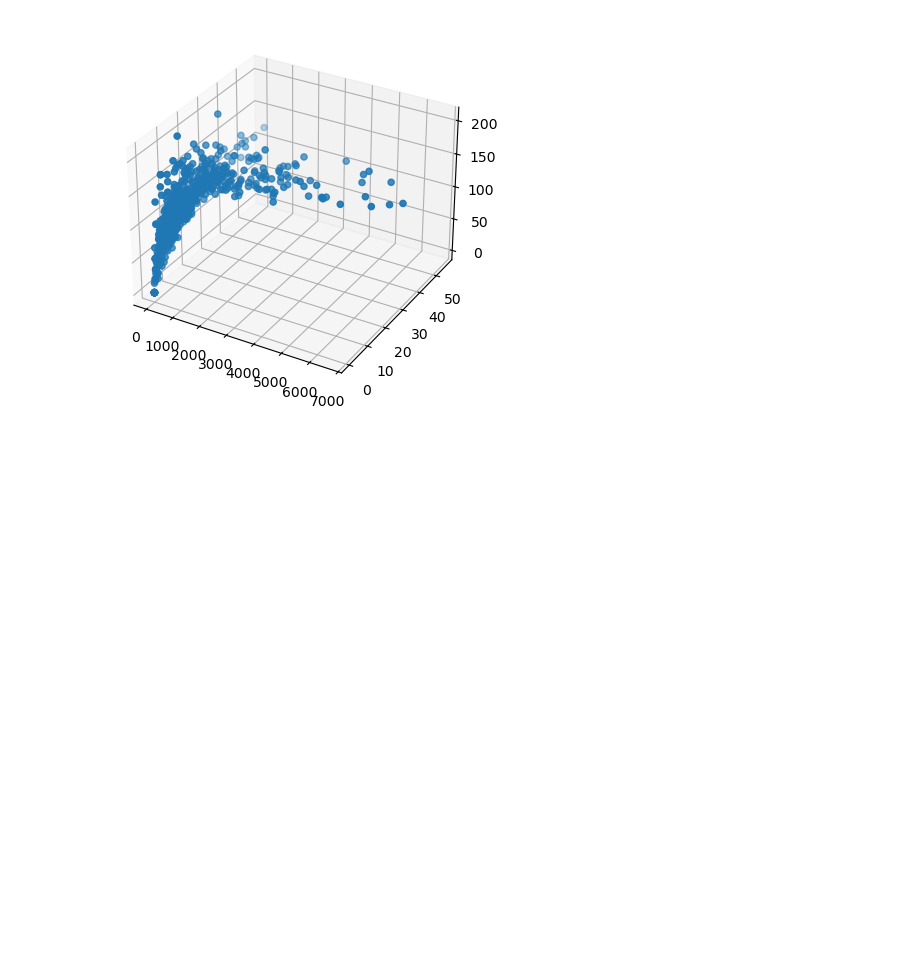
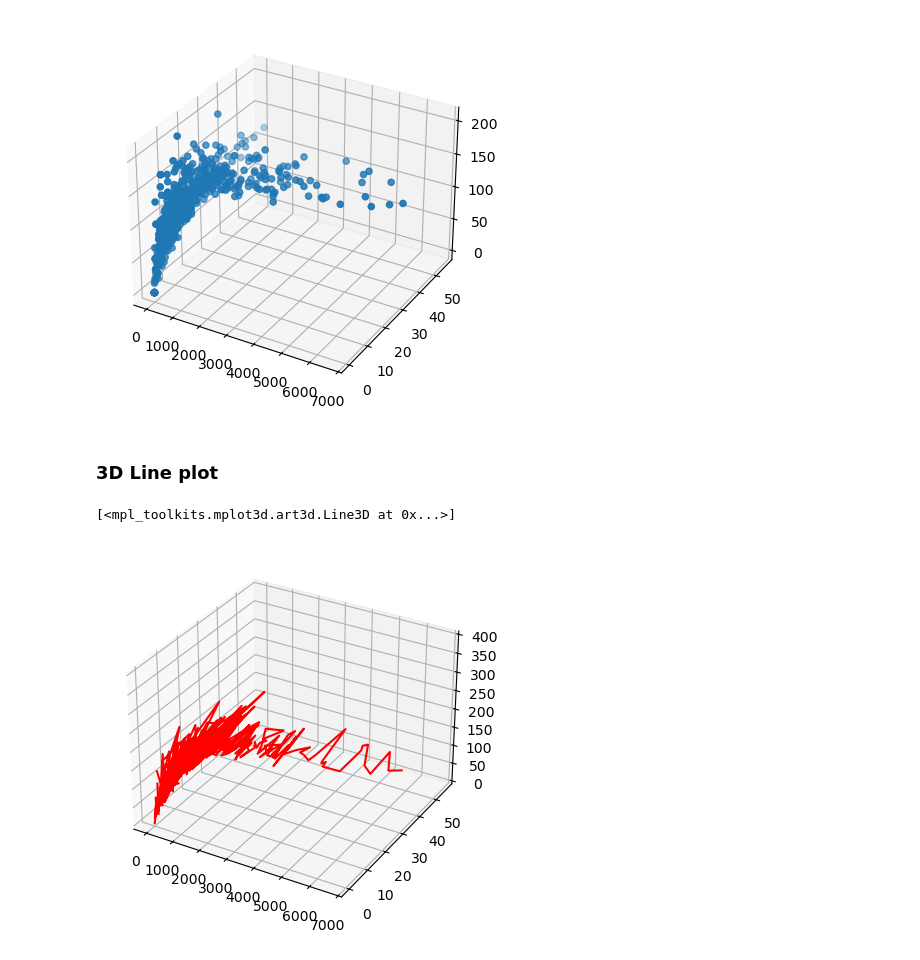
Before and after one commit to krushna98p/Pandas, a Jupyter notebook: Matplotlib/Advance matplotlib.ipynb, the cells around one changed output. Drawn from its saved outputs; the diff is of its cells as text; code cells hidden in the pictures; blank space fills up the shorter version.

```diff
--- a/Matplotlib/Advance matplotlib.ipynb
+++ b/Matplotlib/Advance matplotlib.ipynb
@@ -166,3 +166,12 @@ ax.scatter(batter['runs'],batter['avg'],batter['strike_rate'])
 # %% [output]
 <mpl_toolkits.mplot3d.art3d.Path3DCollection at 0x...>
 [figure]
+# %% [markdown]
+### 3D Line plot
+# %%
+fig=plt.figure()
+ax=plt.subplot(projection='3d')
+ax.plot(batter['runs'],batter['avg'],batter['strike_rate'],color='red')
+# %% [output]
+[<mpl_toolkits.mplot3d.art3d.Line3D at 0x...>]
+[figure, added]
```
Also changed, not shown: parts of 29 cells of this notebook.
